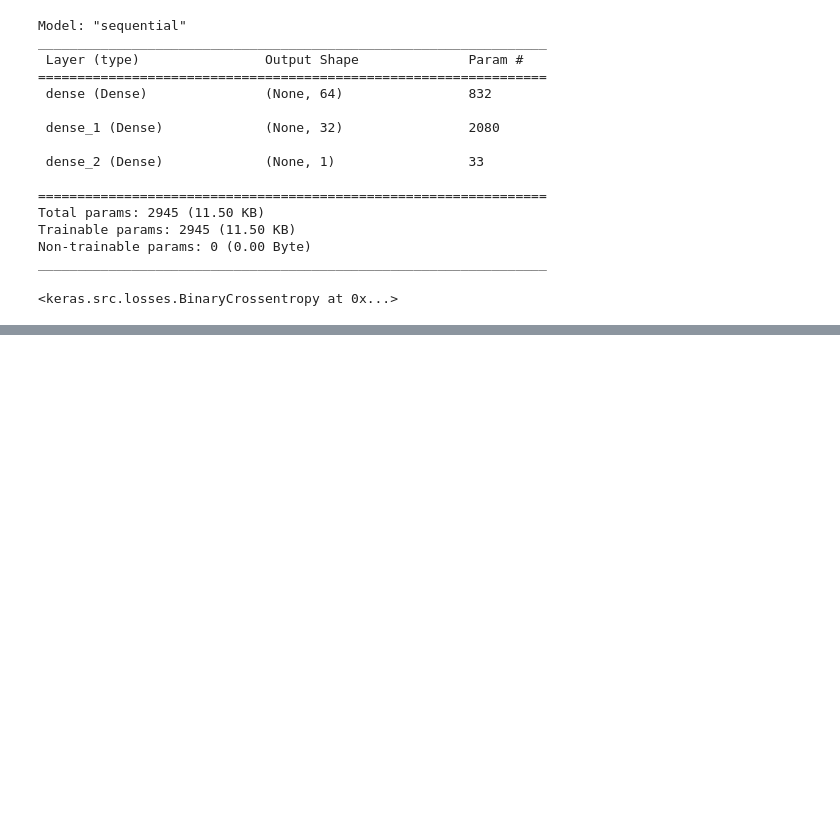
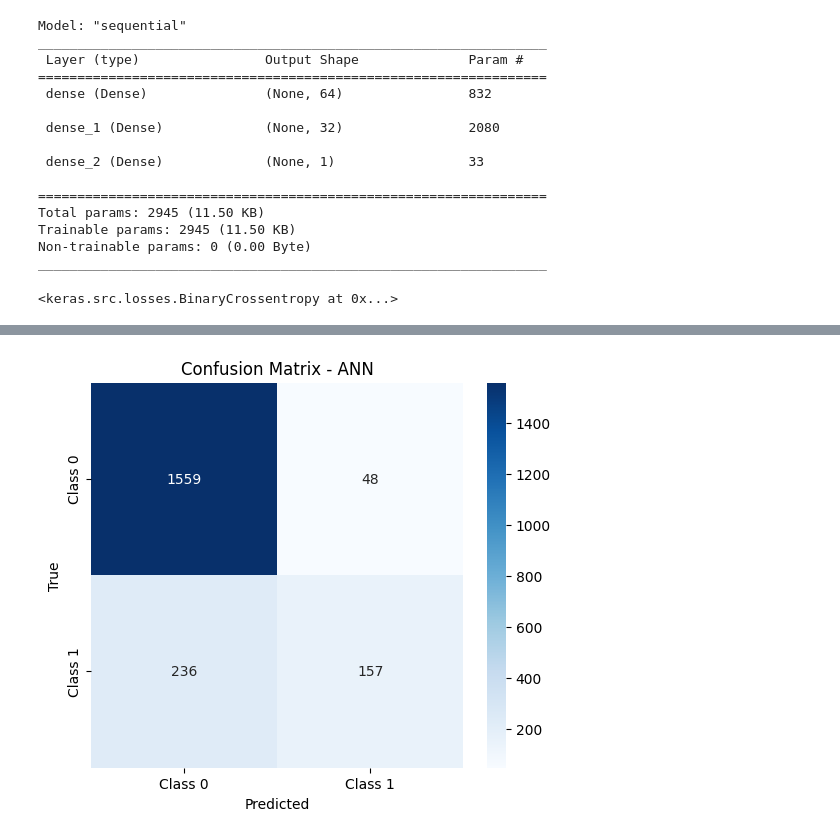
Before and after one commit to Dinesh525-web/AI_project_sem_6, a Jupyter notebook: experiments_with_models.ipynb, the cells around one changed output, grey strips where cells are left out. Cells and saved outputs as stored; diff of their text form; code cells hidden in the pictures; blank space fills up the shorter version.

```diff
--- a/experiments_with_models.ipynb
+++ b/experiments_with_models.ipynb
@@ -250,0 +250,6 @@ Epoch 22/100
+# %%
+from sklearn.metrics import classification_report, accuracy_score
+y_pred = model.predict(X_test)  # This gives the probabilities
+y_pred = (y_pred > 0.5)
+print("Classification Report: ANN")
+print(classification_report(y_test, y_pred))
@@ -251,3 +267,18 @@ Epoch 22/100
+# %%
+from sklearn.metrics import classification_report, confusion_matrix
+import matplotlib.pyplot as plt
+import seaborn as sns
+cm = confusion_matrix(y_test, y_pred)
+
+# Step 4: Visualize confusion matrix using a heatmap
+plt.figure(figsize=(6, 5))
+sns.heatmap(cm, annot=True, fmt='d', cmap='Blues', xticklabels=["Class 0", "Class 1"], yticklabels=["Class 0", "Class 1"])
+plt.xlabel('Predicted')
+plt.ylabel('True')
+plt.title('Confusion Matrix - ANN')
+plt.show()
+# %% [output]
+[figure, added]
 # %%
 model.save('model.h5')
 # %%
```
Also changed, not shown: parts of 14 cells of this notebook, 4 other files.
